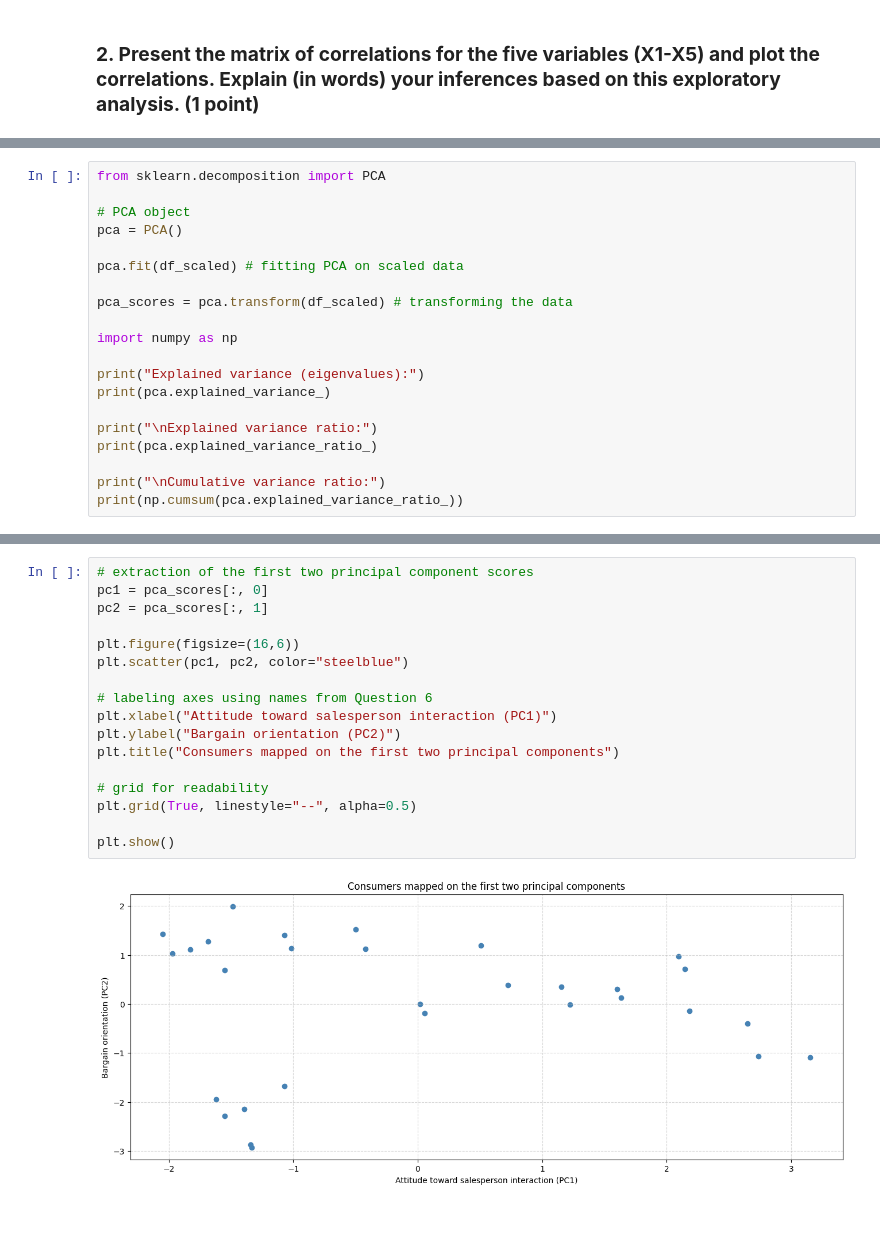
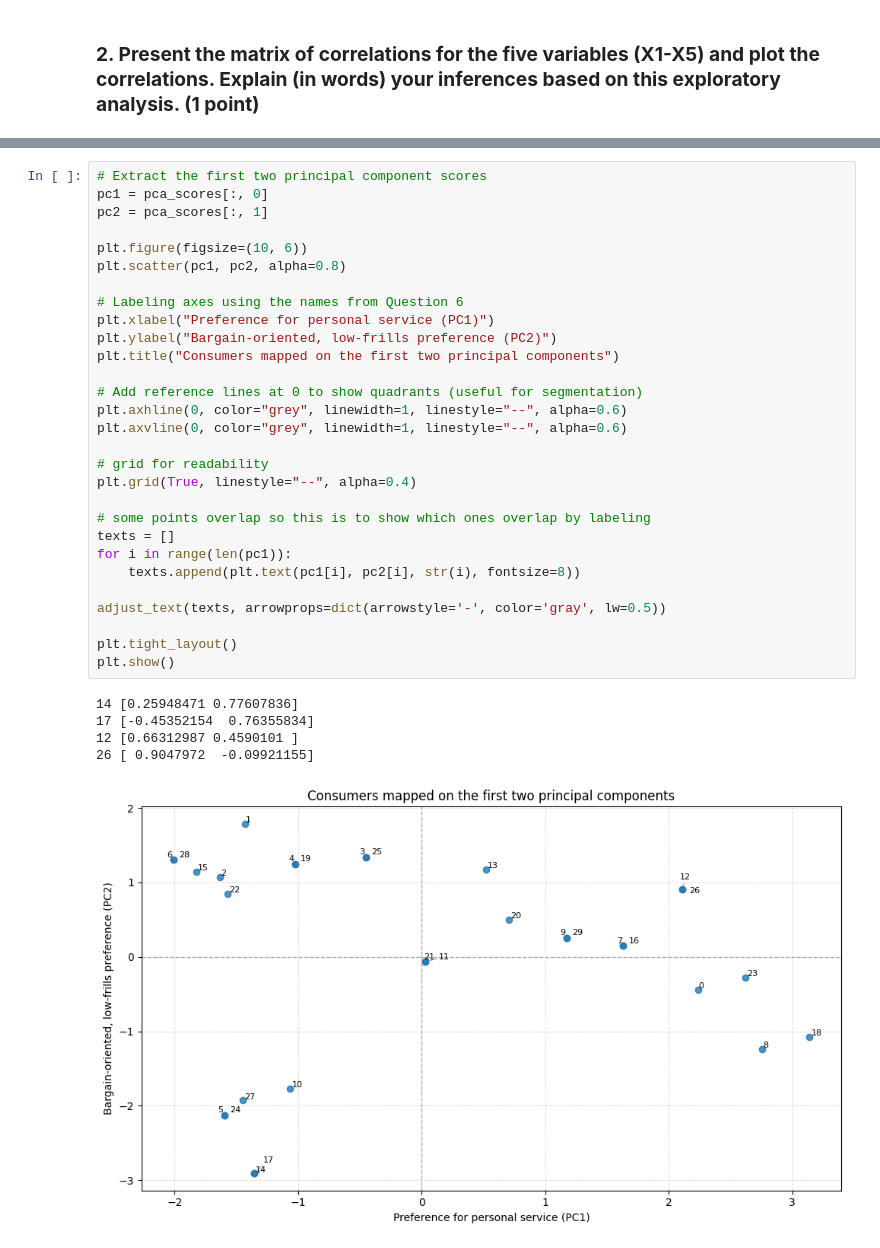
Before and after one commit to CharlotteLeBihan18/Assignment_5, a Jupyter notebook: Assignement.ipynb, the cells around one changed output, grey strips where cells are left out. Cells and saved outputs as stored; diff of their text form; blank space fills up the shorter version.

```diff
--- a/Assignement.ipynb
+++ b/Assignement.ipynb
@@ -74,23 +90,3 @@ Overall, the matrix shows meaningful relationships between variables, with two u
 ### **3. Perform PCA on the data and show the results (including the summary of the PCA and the matrix showing the relationship between the factors and original attributes). (1 point)**
 
 Personal note : PCA does not create clusters of consumers or hard groups of variables; it uses correlation patterns to construct a few new summary dimensions that concentrate the information, which we can then use to visualize or cluster consumers more easily.
-# %%
-from sklearn.decomposition import PCA
-
-# PCA object
-pca = PCA()
-
-pca.fit(df_scaled) # fitting PCA on scaled data
-
-pca_scores = pca.transform(df_scaled) # transforming the data
-
-import numpy as np
-
-print("Explained variance (eigenvalues):")
-print(pca.explained_variance_)
-
-print("\nExplained variance ratio:")
-print(pca.explained_variance_ratio_)
-
-print("\nCumulative variance ratio:")
-print(np.cumsum(pca.explained_variance_ratio_))
@@ -164,22 +185,38 @@ These names come directly from the variables that load most strongly onto each c
 # %%
-# extraction of the first two principal component scores
+# Extract the first two principal component scores
 pc1 = pca_scores[:, 0]
 pc2 = pca_scores[:, 1]
 
-plt.figure(figsize=(16,6))
-plt.scatter(pc1, pc2, color="steelblue")
+plt.figure(figsize=(10, 6))
+plt.scatter(pc1, pc2, alpha=0.8)
 
-# labeling axes using names from Question 6
-plt.xlabel("Attitude toward salesperson interaction (PC1)")
-plt.ylabel("Bargain orientation (PC2)")
+# Labeling axes using the names from Question 6
+plt.xlabel("Preference for personal service (PC1)")
+plt.ylabel("Bargain-oriented, low-frills preference (PC2)")
 plt.title("Consumers mapped on the first two principal components")
 
+# Add reference lines at 0 to show quadrants (useful for segmentation)
+plt.axhline(0, color="grey", linewidth=1, linestyle="--", alpha=0.6)
+plt.axvline(0, color="grey", linewidth=1, linestyle="--", alpha=0.6)
+
 # grid for readability
-plt.grid(True, linestyle="--", alpha=0.5)
+plt.grid(True, linestyle="--", alpha=0.4)
 
+# some points overlap so this is to show which ones overlap by labeling
+texts = []
+for i in range(len(pc1)):
+    texts.append(plt.text(pc1[i], pc2[i], str(i), fontsize=8))
+
+adjust_text(texts, arrowprops=dict(arrowstyle='-', color='gray', lw=0.5))
+
+plt.tight_layout()
 plt.show()
 # %% [output]
+14 [0.25948471 0.77607836]
+17 [-0.45352154  0.76355834]
+12 [0.66312987 0.4590101 ]
+26 [ 0.9047972  -0.09921155]
-[figure, old version]
+[figure, new version]
 # %% [markdown]
 ### **8. Based on the plot from the previous answer, how many segments (roughly) do you find in the market? Hint: A segment is a group of consumers who are similar to each other in their tastes and preferences. (2 points)**
 
```
Also changed, not shown: parts of 13 cells of this notebook.
